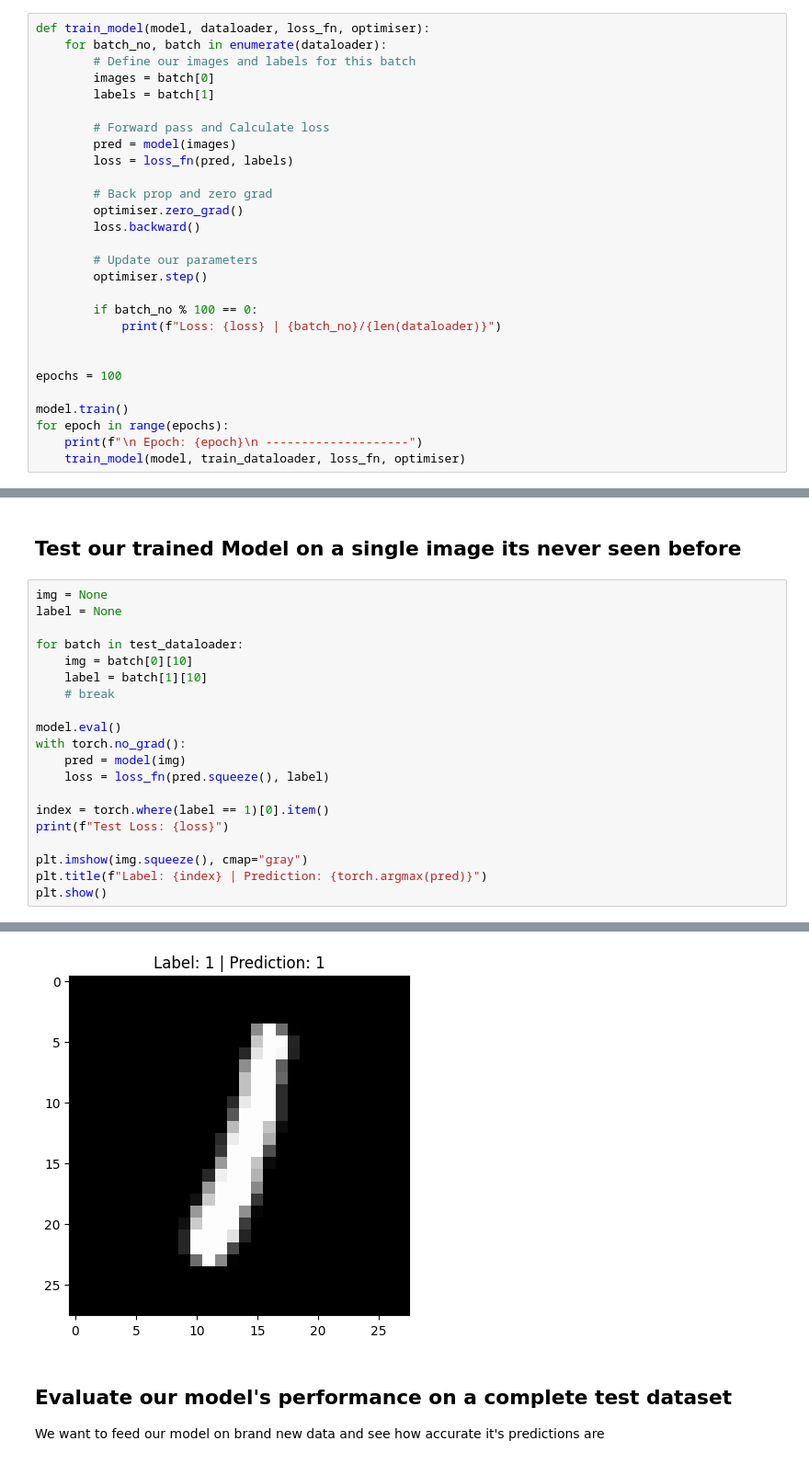
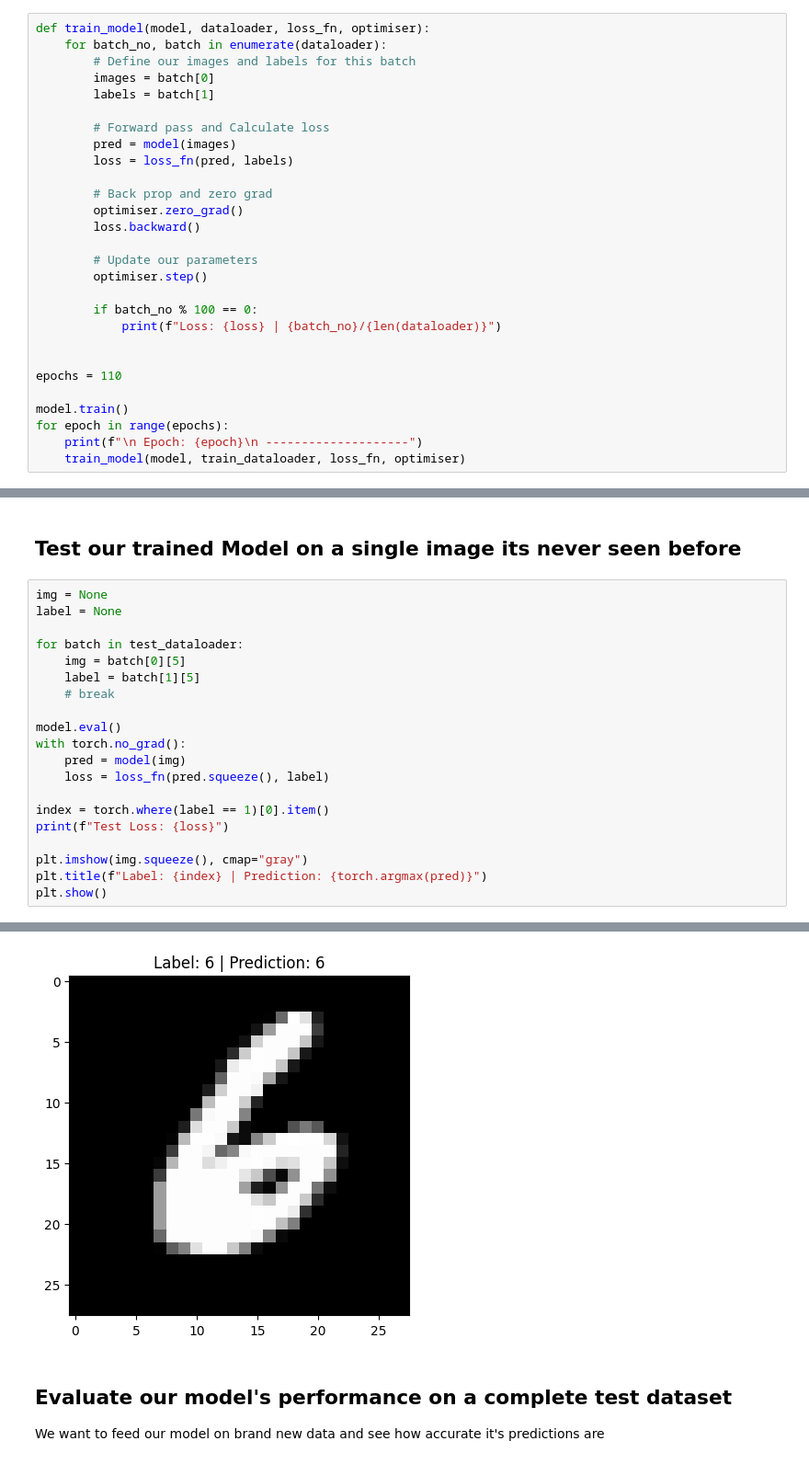
Before and after one commit to Josh-The-Developapa/DigiNet, a Jupyter notebook: app.ipynb, the cells around one changed output, grey strips where cells are left out. Shown at 92% size. Drawn from its saved outputs; the diff is of its cells as text.

```diff
--- a/app.ipynb
+++ b/app.ipynb
@@ -156,7 +156,7 @@ def train_model(model, dataloader, loss_fn, optimiser):
             print(f"Loss: {loss} | {batch_no}/{len(dataloader)}")
 
 
-epochs = 100
+epochs = 110
 
 model.train()
 for epoch in range(epochs):
@@ -187,8 +169,8 @@ img = None
 label = None
 
 for batch in test_dataloader:
-    img = batch[0][10]
-    label = batch[1][10]
+    img = batch[0][5]
+    label = batch[1][5]
     # break
 
 model.eval()
@@ -207,4 +189,4 @@ Test Loss: 0.0004236992390360683
-[figure, old version]
+[figure, new version]
 # %% [markdown]
 ## Evaluate our model's performance on a complete test dataset
 
```
Also changed, not shown: parts of 3 cells of this notebook, 1 other file.
